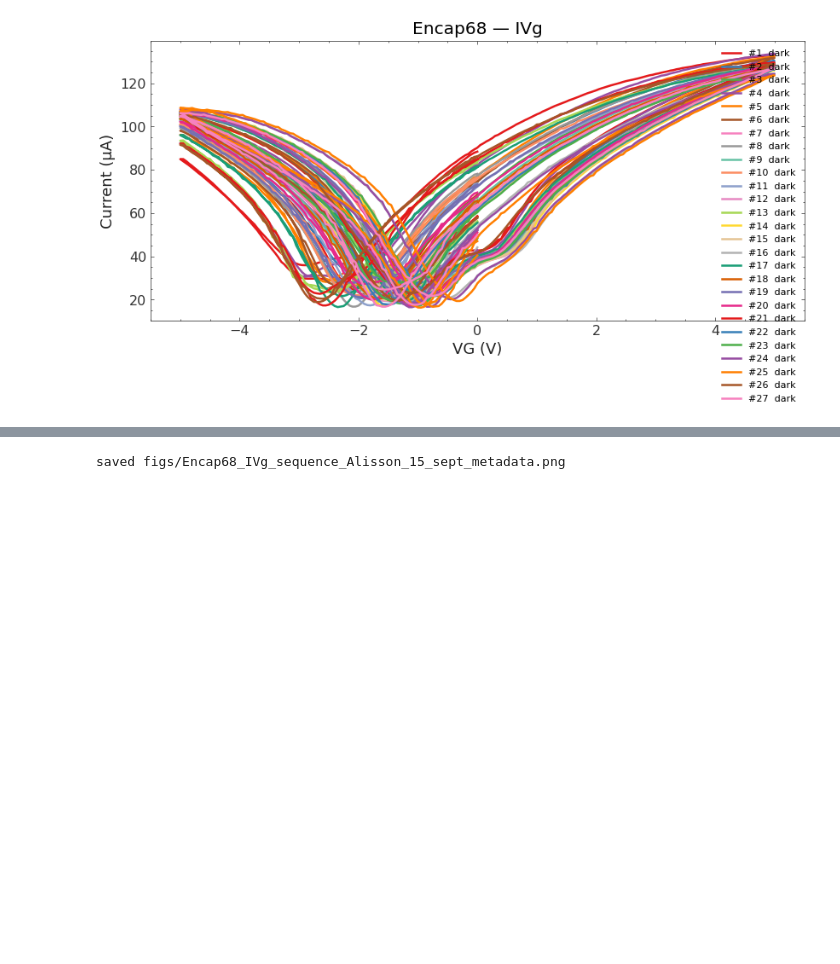
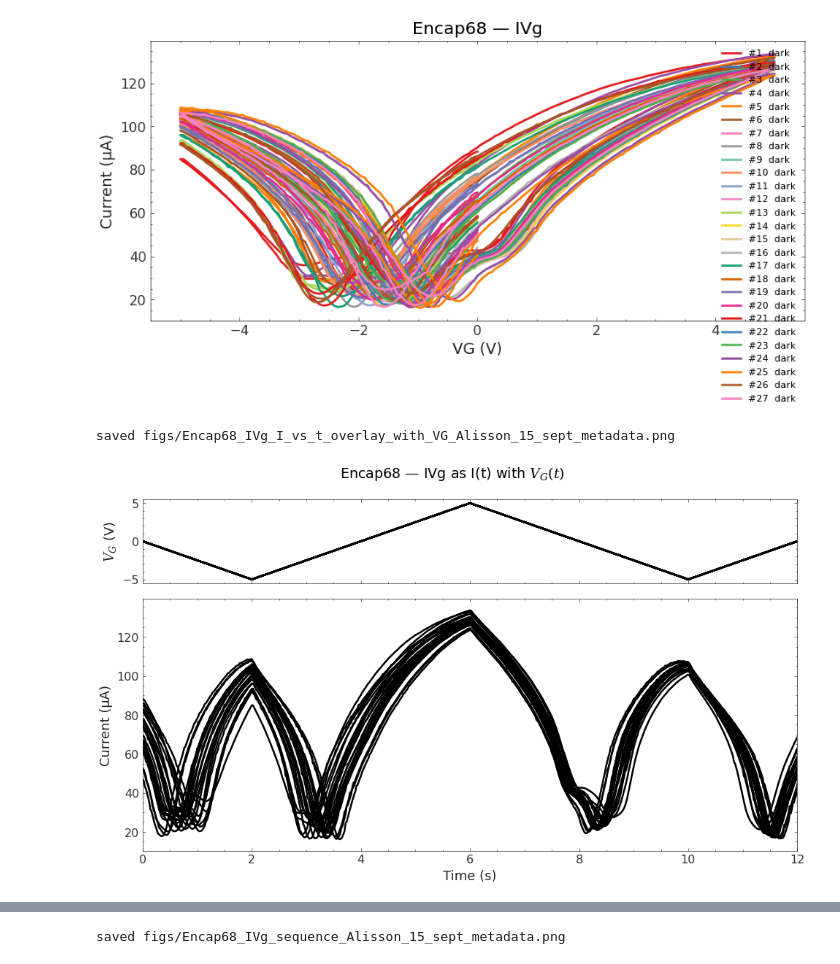
Before and after one commit to Joaquim-mph/python-lab, a Jupyter notebook: encap68.ipynb, the cells around one changed output, grey strips where cells are left out. Drawn from its saved outputs; the diff is of its cells as text; code cells hidden in the pictures; blank space fills up the shorter version.

```diff
--- a/encap68.ipynb
+++ b/encap68.ipynb
@@ -11,6 +12,6 @@ from src.utils import _proc_from_path, _file_index, _read_measurement
 # %%
 METADATA_CSV = "Alisson_15_sept_metadata.csv"        # path to the table you pasted
-BASE_DIR     = Path(".")             # where the raw CSVs live, e.g. "Alisson_04_sept/"
+BASE_DIR     = Path("raw_data")             # where the raw CSVs live, e.g. "Alisson_04_sept/"
 CHIP_NUMBER  = 68.0
 meta = load_and_prepare_metadata(METADATA_CSV, CHIP_NUMBER)
 tag = Path(METADATA_CSV).stem
@@ -23,0 +169,5 @@ saved figs/Encap68_IVg_sequence_Alisson_15_sept_metadata.png
+# %%
+plot_ivg_unrolled_I_vs_t(meta, BASE_DIR, tag, clip_t_min=0)
+# %% [output]
+saved figs/Encap68_IVg_I_vs_t_overlay_with_VG_Alisson_15_sept_metadata.png
+[figure, added]
```
Also changed, not shown: parts of 9 cells of this notebook, 4 other files.
